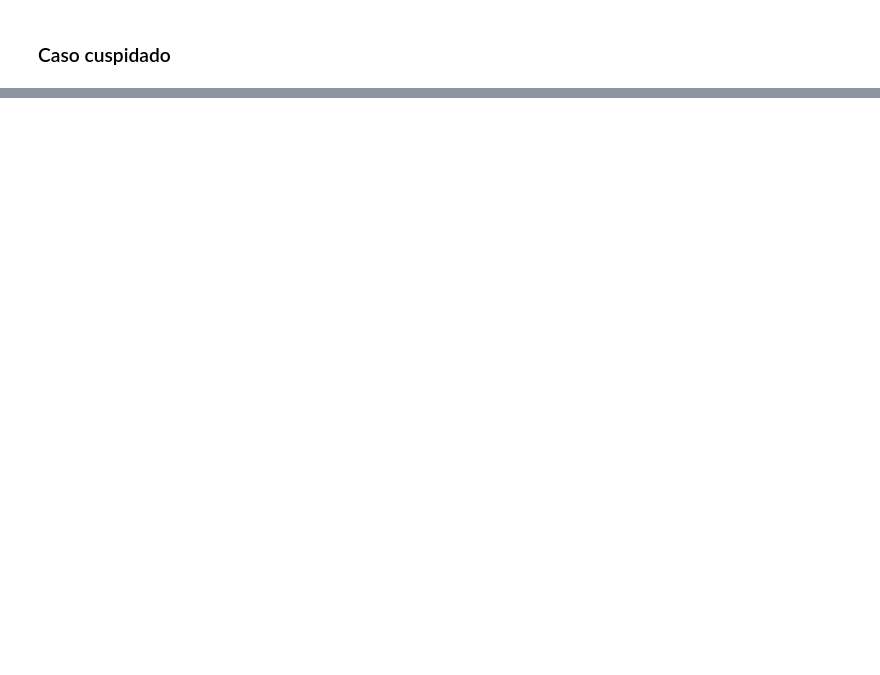
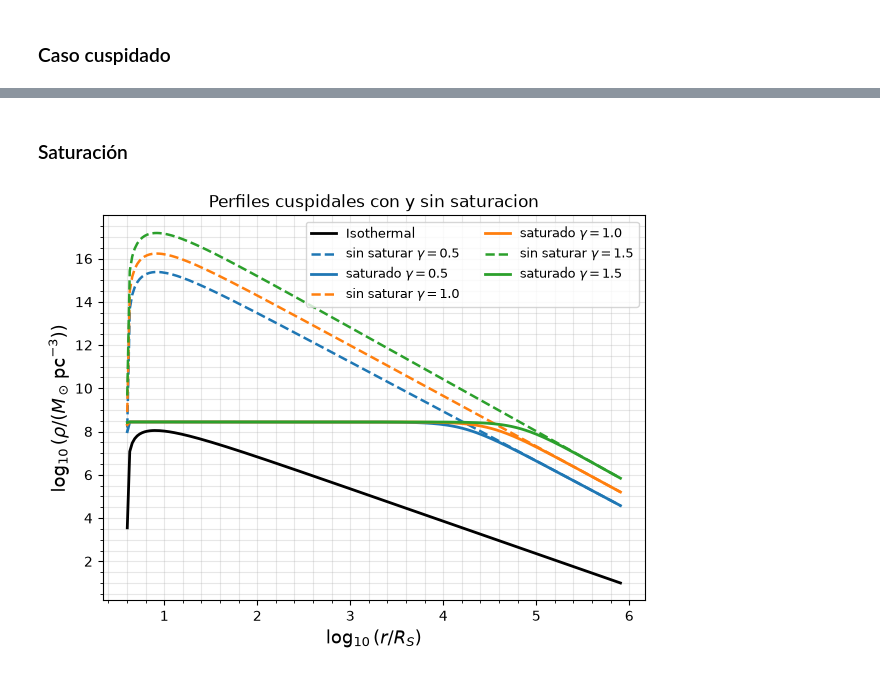
Before and after one commit to MagneticFungi/DM-spikes, a Jupyter notebook: perfiles_densidad.ipynb, the cells around one changed output, grey strips where cells are left out. Saved outputs shown, nothing was run; the diff lists cells and outputs as text; code cells hidden in the pictures; blank space fills up the shorter version.

```diff
--- a/perfiles_densidad.ipynb
+++ b/perfiles_densidad.ipynb
@@ -310 +302,49 @@ plt.show()
+# %% [markdown]
+### Saturación
+# %%
+m = 8.963e-56  # Msun
+observable_sigma_v = 3.221e-74  # pc^3 / yr
+bh_age = 1e10  # yr
+
+plt.figure(figsize=(7, 5))
+
+plt.plot(np.log10(r_iso / R_S), np.log10(rho_iso), color="black", lw=2, label="Isothermal")
+for i, gamma_i in enumerate(gamma_values):
+    rho_unsaturated = rho_cusp_grid[i]
+    rho_saturated = dm.rho_spike(
+        rho_unsaturated,
+        m,
+        observable_sigma_v,
+        bh_age=bh_age,
+    )
+
+    unsaturated_mask = rho_unsaturated > 0
+    saturated_mask = rho_saturated > 0
+    color = f"C{i}"
+
+    plt.plot(
+        np.log10(r_cusp[unsaturated_mask] / R_S),
+        np.log10(rho_unsaturated[unsaturated_mask]),
+        color=color,
+        lw=1.8,
+        ls="--",
+        label=fr"sin saturar $\gamma={gamma_i}$",
+    )
+    plt.plot(
+        np.log10(r_cusp[saturated_mask] / R_S),
+        np.log10(rho_saturated[saturated_mask]),
+        color=color,
+        lw=2,
+        label=fr"saturado $\gamma={gamma_i}$",
+    )
+
+plt.xlabel(r"$\log_{10}(r/R_S)$", fontsize=13)
+plt.ylabel(r"$\log_{10}(\rho/(M_\odot\,\mathrm{pc}^{-3}))$", fontsize=13)
+plt.title(r"Perfiles cuspidales con y sin saturacion")
+plt.grid(True, which="both", alpha=0.3)
+plt.minorticks_on()
+plt.legend(ncol=2, fontsize=9)
+plt.show()
+# %% [output]
+[figure, added]
 # %% [markdown]
```
Also changed, not shown: parts of 9 cells of this notebook, 3 other files.
